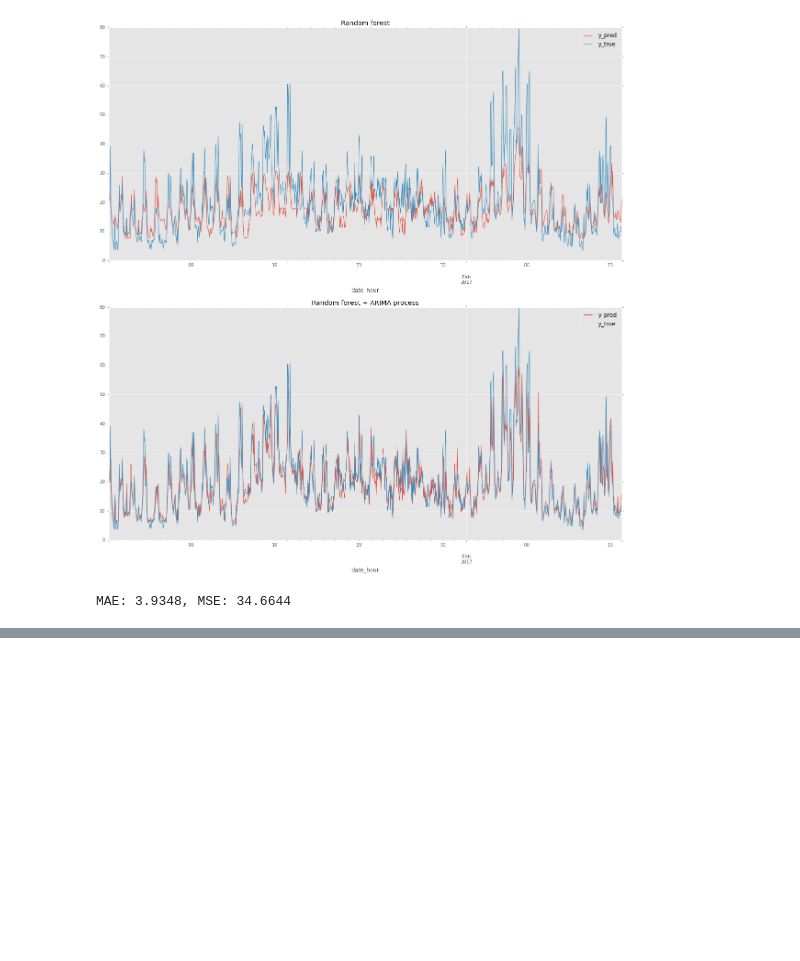
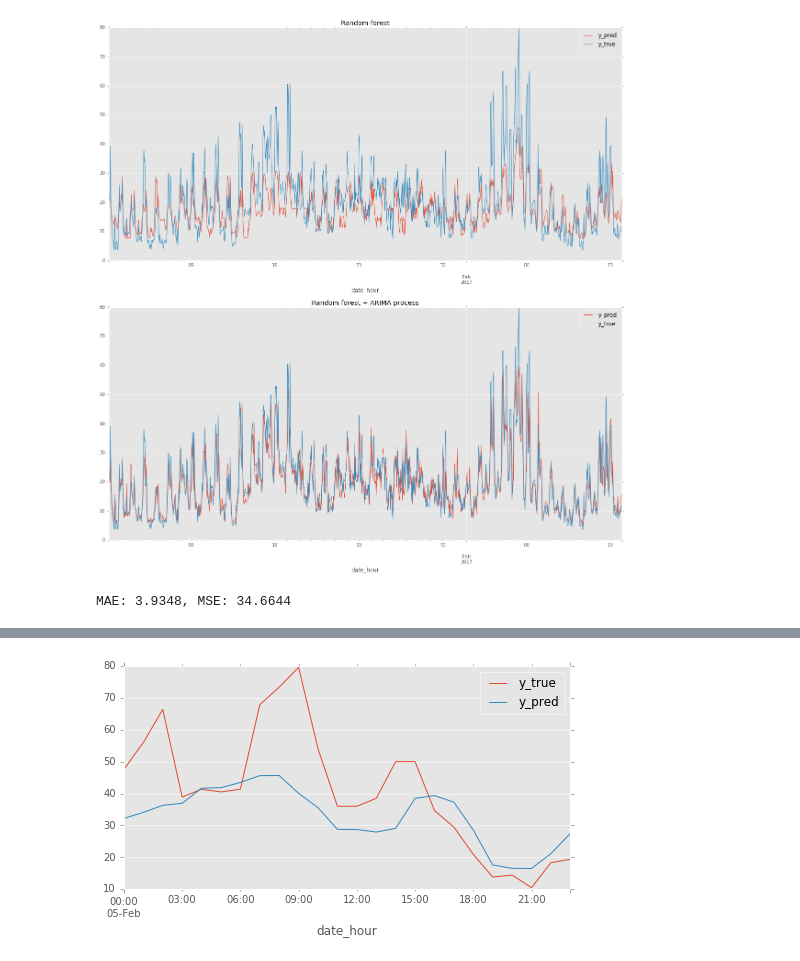
Before and after one commit to NonoMalpi/Secondary_band, a Jupyter notebook: Random_forest + ARIMA process for secondary band price.ipynb, the cells around one changed output, grey strips where cells are left out. Saved outputs shown, nothing was run; the diff lists cells and outputs as text; code cells hidden in the pictures; blank space fills up the shorter version.

```diff
--- a/Random_forest + ARIMA process for secondary band price.ipynb
+++ b/Random_forest + ARIMA process for secondary band price.ipynb
@@ -163,0 +194,7 @@ ax2.set_title('Random_forest + ARIMA process + white noise');
+# %%
+#Get index of desired day, plot real values and predicted from random forest
+first_index = np.flatnonzero(residuals_df.index =='2017-02-05 00:00:00')[0]
+residuals_df.iloc[first_index:first_index+24][['y_true', 'y_pred']].plot(figsize=(8,4))
+fx_mc = residuals_df.iloc[first_index:first_index+24]['y_pred'].values
+# %% [output]
+[figure, added]
```
Also changed, not shown: parts of 22 cells of this notebook, 16 other files.
